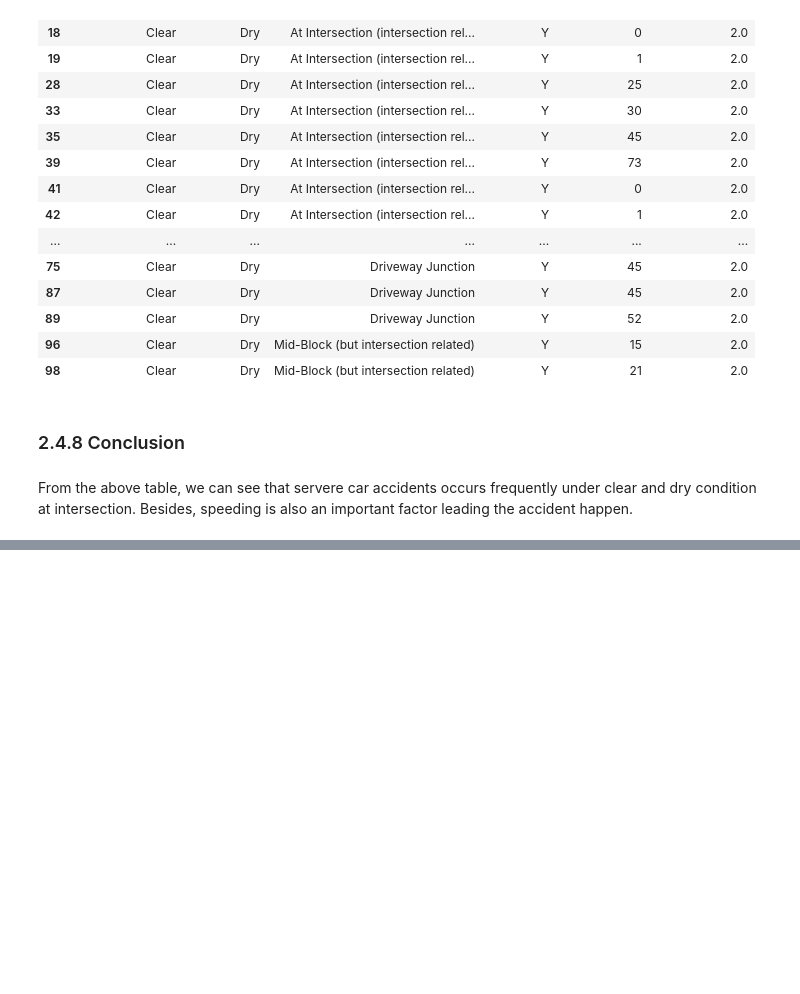
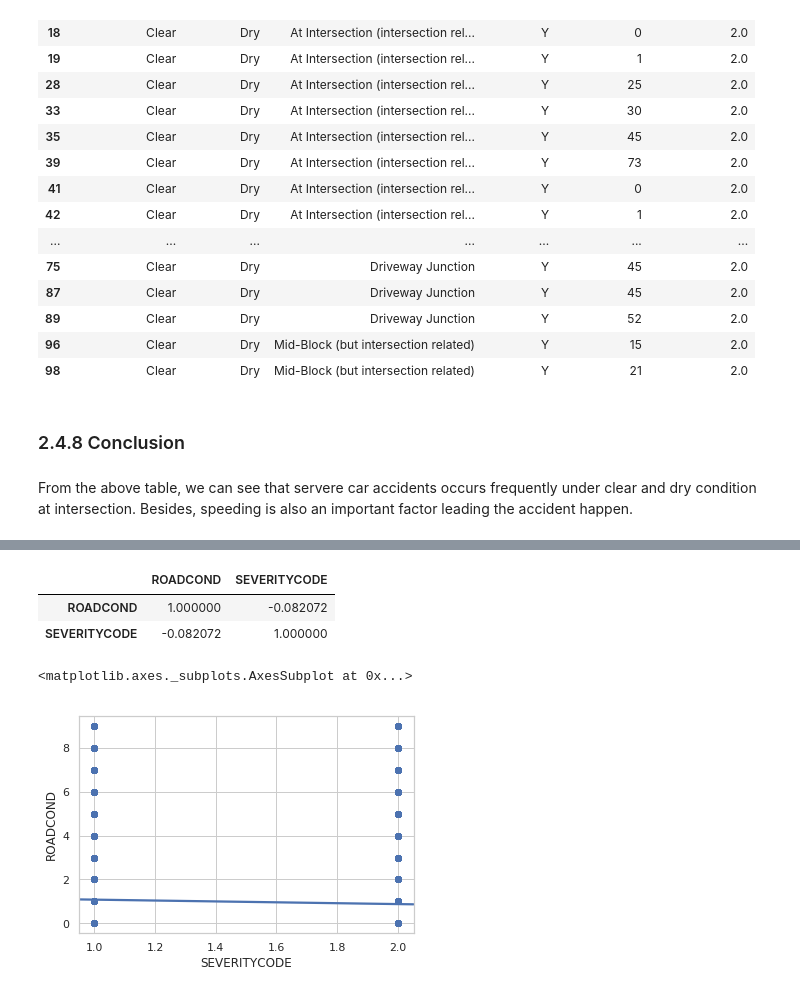
Before and after one commit to MelodieC/Course9, a Jupyter notebook: Week1.ipynb, the cells around one changed output, grey strips where cells are left out. Drawn from its saved outputs; the diff is of its cells as text; code cells hidden in the pictures; blank space fills up the shorter version.

```diff
--- a/Week1.ipynb
+++ b/Week1.ipynb
@@ -256,0 +323,26 @@ From the above table, we can see that servere car accidents occurs frequently un
+# %%
+accident_data[['ROADCOND','SEVERITYCODE']].corr()
+# %% [output]
+|  | ROADCOND | SEVERITYCODE |
+| ROADCOND | 1.000000 | -0.082072 |
+| SEVERITYCODE | -0.082072 | 1.000000 |
+# %%
+accident_data["ROADCOND"].replace("Wet", int(0), inplace = True)
+accident_data["ROADCOND"].replace("Dry", int(1), inplace = True)
+accident_data["ROADCOND"].replace("Unknown", int(2), inplace = True)
+accident_data["ROADCOND"].replace("Snow/Slush", int(3), inplace = True)
+accident_data["ROADCOND"].replace("Sand/Mud/Dirt", int(4), inplace = True)
+accident_data["ROADCOND"].replace("Standing Water", int(5), inplace = True)
+accident_data["ROADCOND"].replace(np.nan, int(6), inplace = True)
+accident_data["ROADCOND"].replace("Ice", int(7), inplace = True)
+accident_data["ROADCOND"].replace("Other", int(8), inplace = True)
+accident_data["ROADCOND"].replace("Oil", int(9), inplace = True)
+
+accident_data['ROADCOND'] = accident_data['ROADCOND'].astype(float)
+accident_data[['ROADCOND','SEVERITYCODE']].corr()
+#accident_data1 = accident_data.drop(accident_data.columns[0], axis=1)
+#road_count1  = accident_data1['ROADCOND'].value_counts()
+sns.regplot(x= accident_data["SEVERITYCODE"], y= accident_data["ROADCOND"] , data = accident_data)
+# %% [output]
+<matplotlib.axes._subplots.AxesSubplot at 0x...>
+[figure, added]
```
Also changed, not shown: parts of 12 cells of this notebook.
